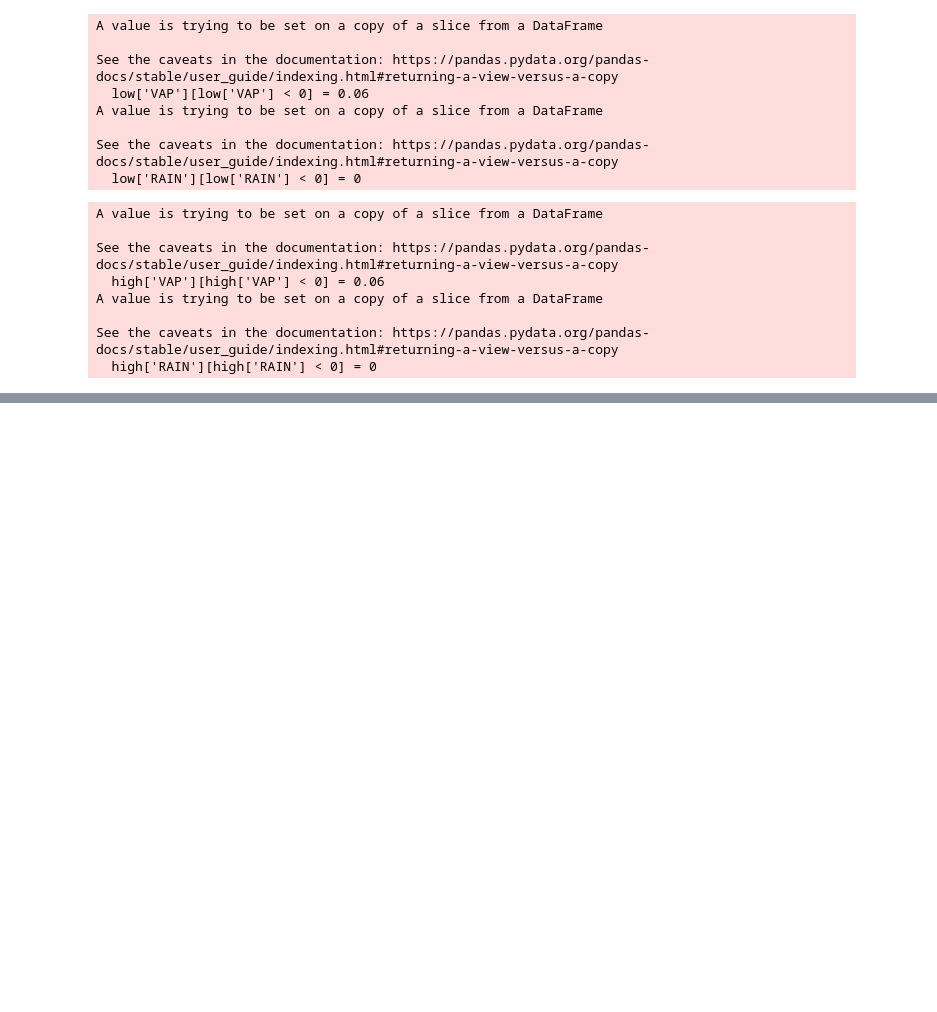
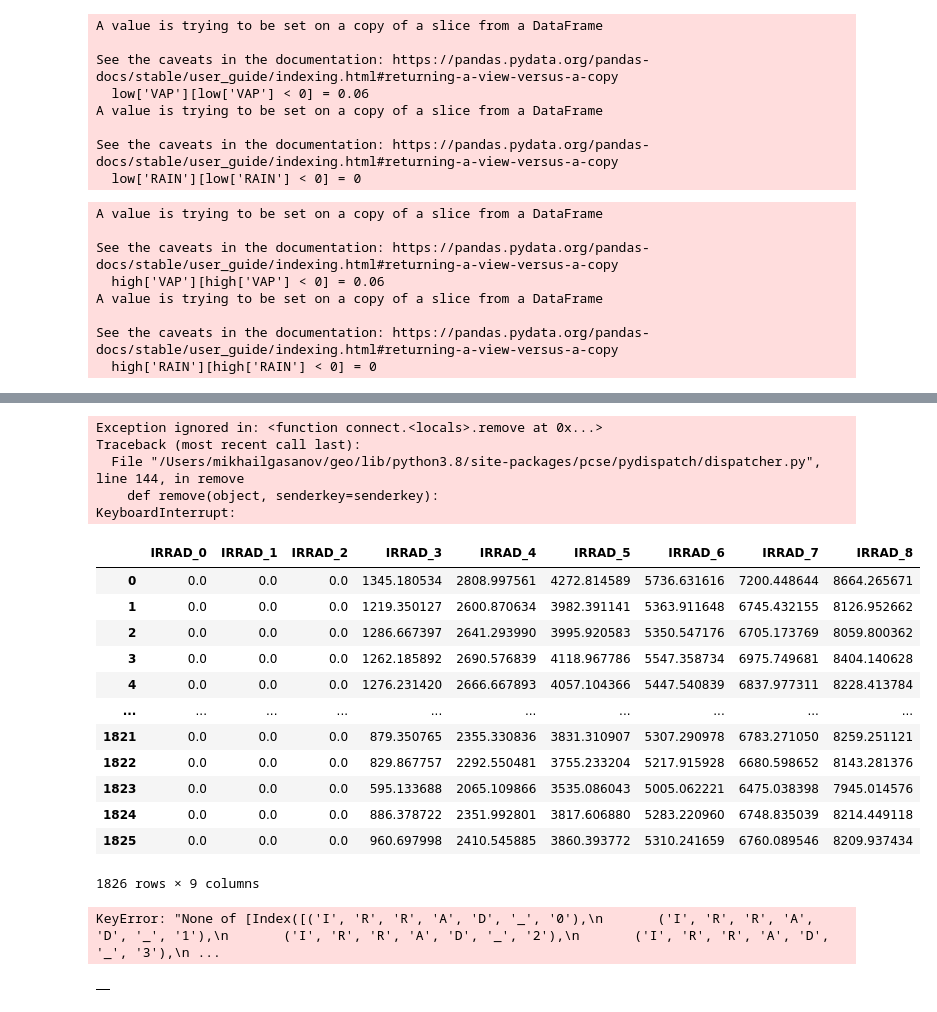
Before and after one commit to CS-MSU/3s-Article, a Jupyter notebook: 4_iterval_method.ipynb, the cells around one changed output, grey strips where cells are left out. Saved outputs shown, nothing was run; the diff lists cells and outputs as text; code cells hidden in the pictures; blank space fills up the shorter version.

```diff
--- a/4_iterval_method.ipynb
+++ b/4_iterval_method.ipynb
@@ -98,0 +653,42 @@ product_columns()
+# %%
+main(x1=0, x2=1)
+# %% [output]
+Exception ignored in: <function connect.<locals>.remove at 0x...>
+Traceback (most recent call last):
+  File "/Users/mikhailgasanov/geo/lib/python3.8/site-packages/pcse/pydispatch/dispatcher.py", line 144, in remove
+    def remove(object, senderkey=senderkey):
+KeyboardInterrupt:
+# %%
+df.applymap(lambda x: 0 if x<0 else x)
+# %% [output]
+|  | IRRAD_0 | IRRAD_1 | IRRAD_2 | IRRAD_3 | IRRAD_4 | IRRAD_5 | IRRAD_6 | IRRAD_7 | IRRAD_8 |
+| 0 | 0.0 | 0.0 | 0.0 | 1345.180534 | 2808.997561 | 4272.814589 | 5736.631616 | 7200.448644 | 8664.265671 |
+| 1 | 0.0 | 0.0 | 0.0 | 1219.350127 | 2600.870634 | 3982.391141 | 5363.911648 | 6745.432155 | 8126.952662 |
+| 2 | 0.0 | 0.0 | 0.0 | 1286.667397 | 2641.293990 | 3995.920583 | 5350.547176 | 6705.173769 | 8059.800362 |
+| 3 | 0.0 | 0.0 | 0.0 | 1262.185892 | 2690.576839 | 4118.967786 | 5547.358734 | 6975.749681 | 8404.140628 |
+| 4 | 0.0 | 0.0 | 0.0 | 1276.231420 | 2666.667893 | 4057.104366 | 5447.540839 | 6837.977311 | 8228.413784 |
+| ... | ... | ... | ... | ... | ... | ... | ... | ... | ... |
+| 1821 | 0.0 | 0.0 | 0.0 | 879.350765 | 2355.330836 | 3831.310907 | 5307.290978 | 6783.271050 | 8259.251121 |
+| 1822 | 0.0 | 0.0 | 0.0 | 829.867757 | 2292.550481 | 3755.233204 | 5217.915928 | 6680.598652 | 8143.281376 |
+| 1823 | 0.0 | 0.0 | 0.0 | 595.133688 | 2065.109866 | 3535.086043 | 5005.062221 | 6475.038398 | 7945.014576 |
+| 1824 | 0.0 | 0.0 | 0.0 | 886.378722 | 2351.992801 | 3817.606880 | 5283.220960 | 6748.835039 | 8214.449118 |
+| 1825 | 0.0 | 0.0 | 0.0 | 960.697998 | 2410.545885 | 3860.393772 | 5310.241659 | 6760.089546 | 8209.937434 |
+1826 rows × 9 columns
+# %%
+dirname = "predicted_weather"
+
+df = pd.read_csv(os.path.join(dirname, "interval_data/irrad.csv"))
+# irrad  = checkIrrad(irrad)
+
+# def checkIrrad(df: pd.DataFrame)->pd.DataFrame:
+mask = df<0
+df.loc[mask] = 0
+mask = df>40000000
+df.loc[mask] = 40000000-1
+    # return df
+# %% [output]
+KeyError: "None of [Index([('I', 'R', 'R', 'A', 'D', '_', '0'),\n       ('I', 'R', 'R', 'A', 'D', '_', '1'),\n       ('I', 'R', 'R', 'A', 'D', '_', '2'),\n       ('I', 'R', 'R', 'A', 'D', '_', '3'),\n ...
+# %%
+pd.DataFrame(weather.export())
+# %% [output]
+|  |
```
Also changed, not shown: parts of 8 cells of this notebook, 11 other files.
